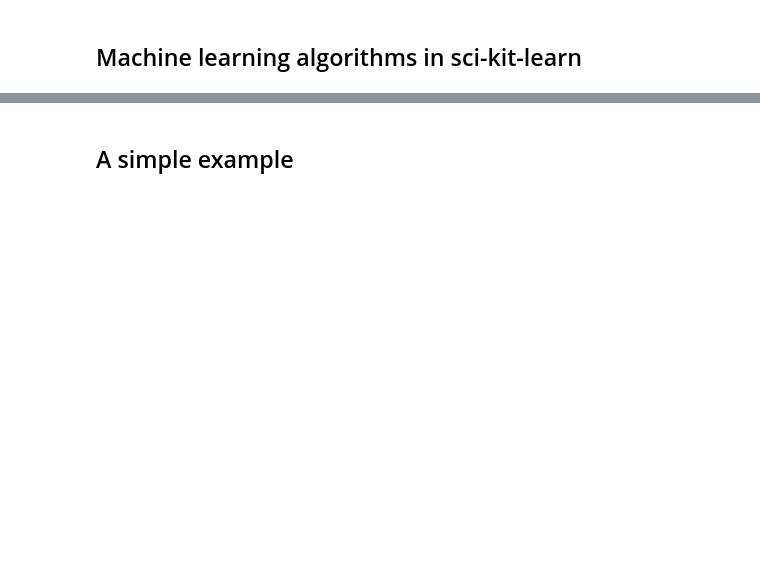
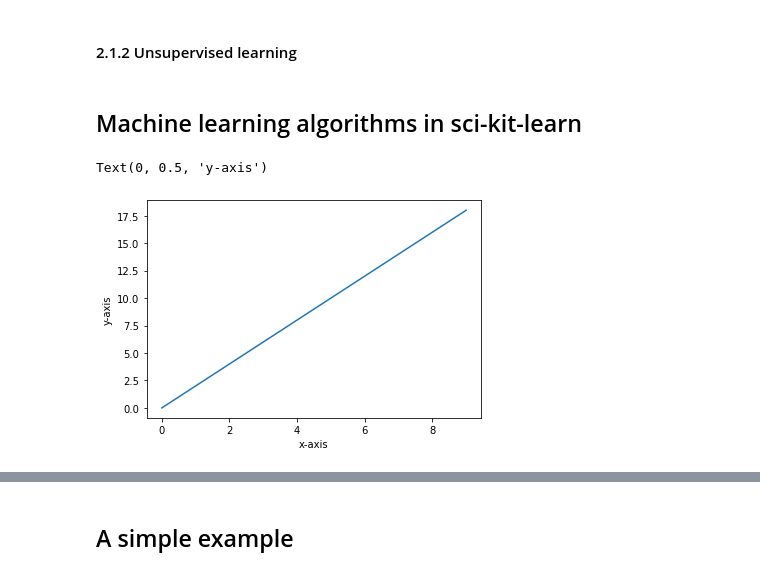
Before and after one commit to KeithQuinn/Machine-Learning-and-Statistics-Winter-21-22, a Jupyter notebook: Scikit-Learn.ipynb, the cells around one changed output, grey strips where cells are left out. Saved outputs shown, nothing was run; the diff lists cells and outputs as text; code cells hidden in the pictures; blank space fills up the shorter version.

Commit message:
Added section on machine learning methods

```diff
--- a/Scikit-Learn.ipynb
+++ b/Scikit-Learn.ipynb
@@ -36,2 +42,4 @@ Frankly, this process is quite basic: find the pattern, apply the pattern. But i
+# %% [markdown]
+#### 2.1.2 Unsupervised learning
 # %% [markdown]
 ## Machine learning algorithms in sci-kit-learn
@@ -37,0 +48,10 @@ Frankly, this process is quite basic: find the pattern, apply the pattern. But i
+# %%
+x = [i for i in range(10)]
+y = [2*i for i in range(10)]
+# %%
+plt.plot(x,y)
+plt.xlabel('x-axis')
+plt.ylabel('y-axis')
+# %% [output]
+Text(0, 0.5, 'y-axis')
+[figure, added]
```
Also changed, not shown: parts of 9 cells of this notebook, 1 other file.
